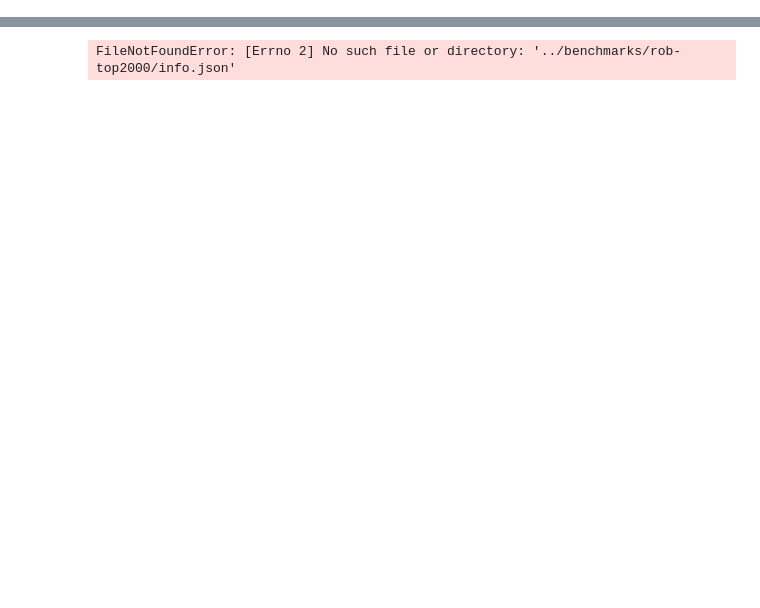
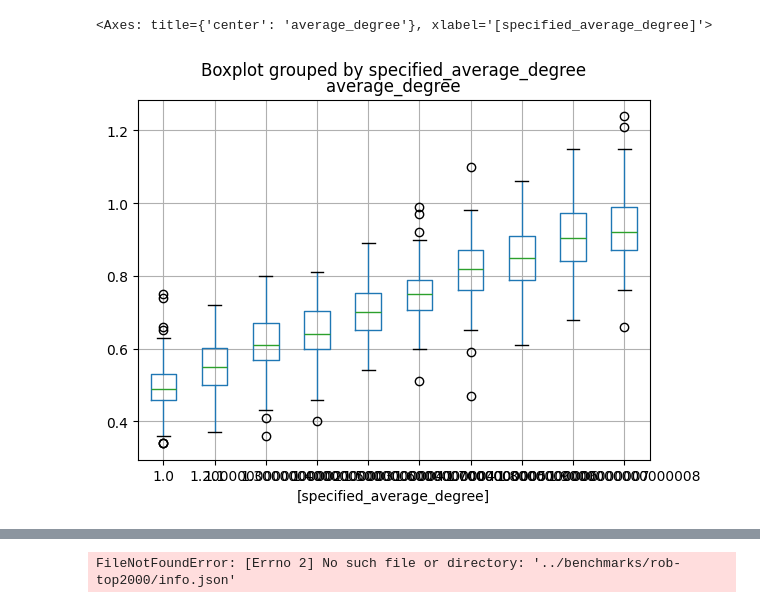
Before and after one commit to blinkybool/LongestPath, a Jupyter notebook: notebooks/benchmarking.ipynb, the cells around one changed output, grey strips where cells are left out. Cells and saved outputs as stored; diff of their text form; code cells hidden in the pictures; blank space fills up the shorter version.

```diff
--- a/notebooks/benchmarking.ipynb
+++ b/notebooks/benchmarking.ipynb
@@ -56,0 +81,5 @@ length: 23, run_time: 0.000285
+# %%
+graph_data[["average_degree", "specified_average_degree"]].boxplot(by="specified_average_degree")
+# %% [output]
+<Axes: title={'center': 'average_degree'}, xlabel='[specified_average_degree]'>
+[figure, added]
```
Also changed, not shown: parts of 12 cells of this notebook, 1 other file.
